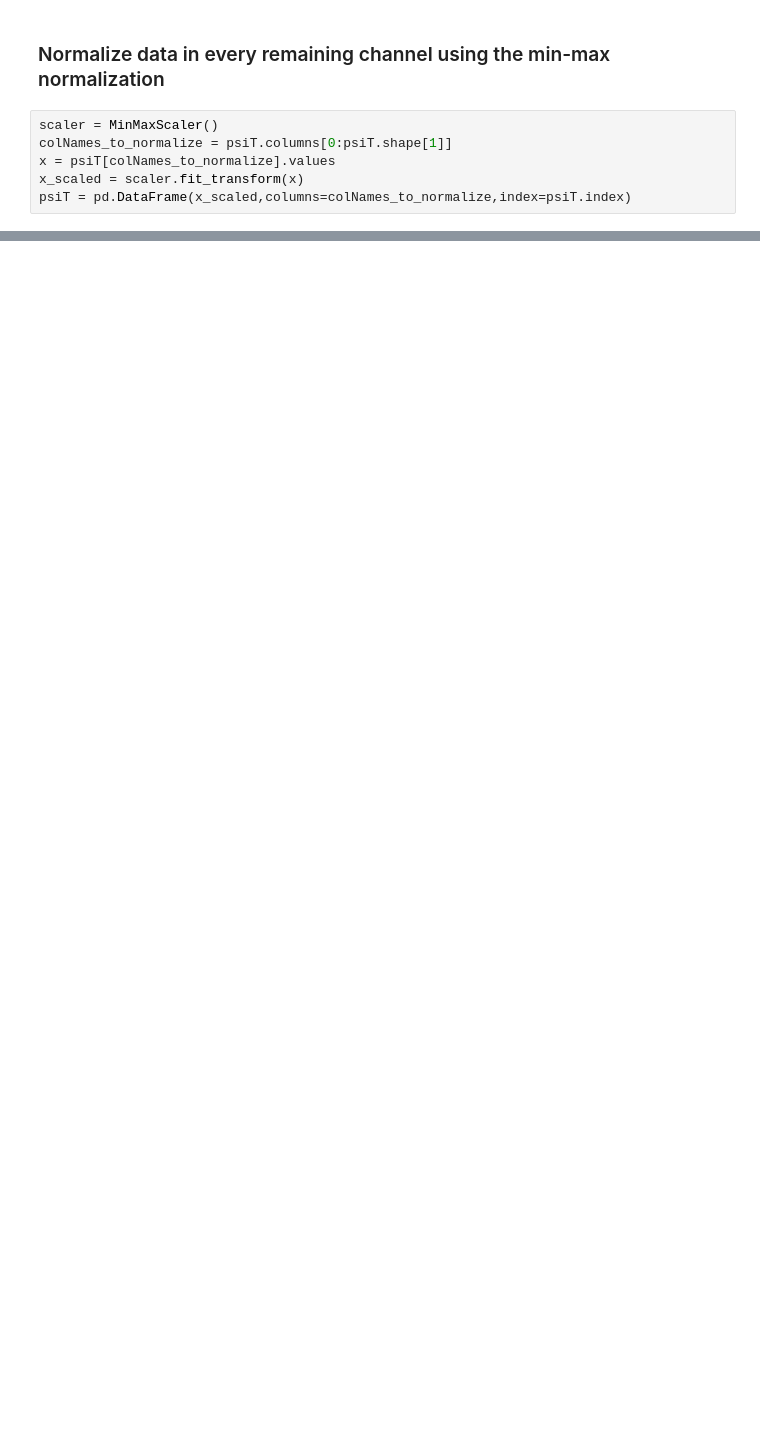
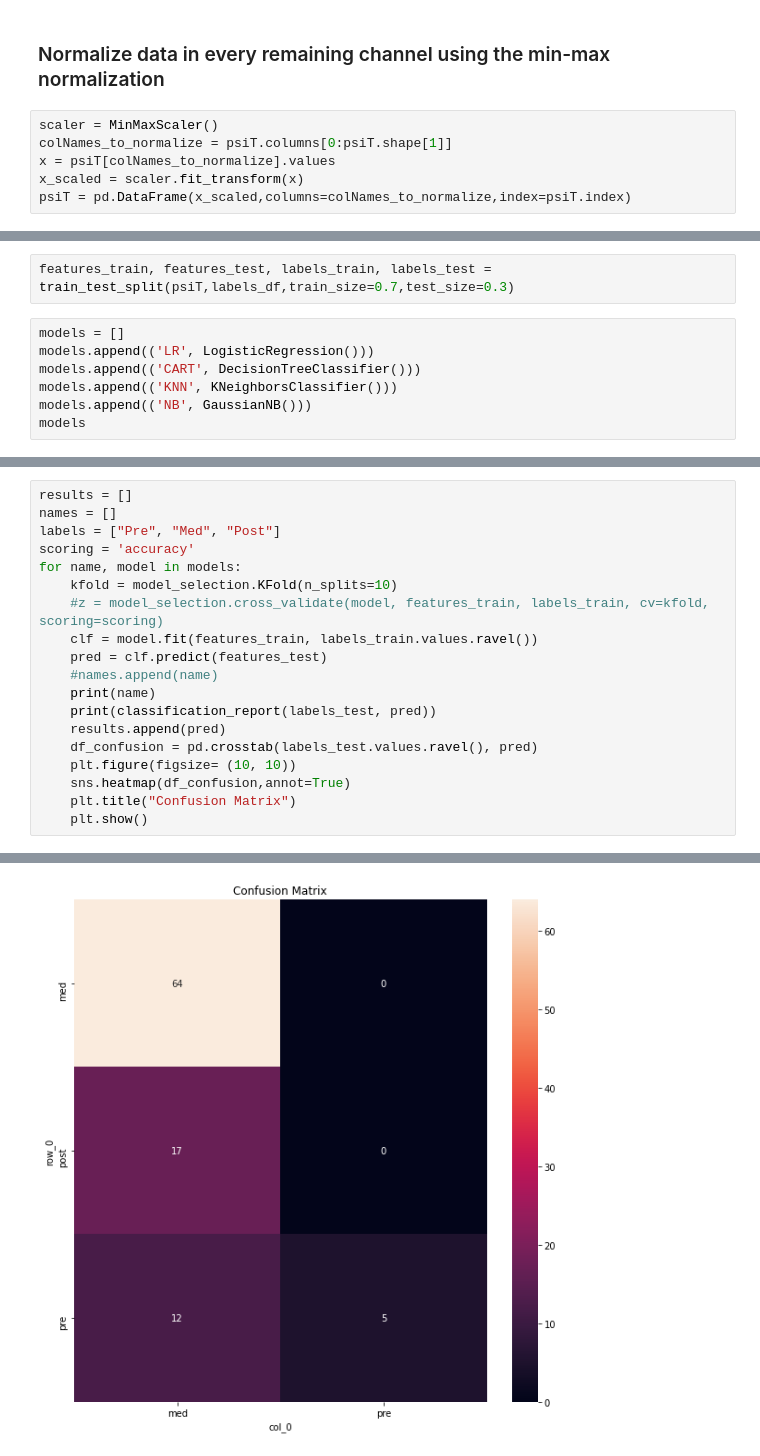
Before and after one commit to Hex-Clan8/Virtual-Reality-EEG-analysis, a Jupyter notebook: main.ipynb, the cells around one changed output, grey strips where cells are left out. Saved outputs shown, nothing was run; the diff lists cells and outputs as text; blank space fills up the shorter version.

```diff
--- a/main.ipynb
+++ b/main.ipynb
@@ -102,0 +129,9 @@ psiT = pd.DataFrame(x_scaled,columns=colNames_to_normalize,index=psiT.index)
+# %%
+features_train, features_test, labels_train, labels_test = train_test_split(psiT,labels_df,train_size=0.7,test_size=0.3)
+# %%
+models = []
+models.append(('LR', LogisticRegression()))
+models.append(('CART', DecisionTreeClassifier()))
+models.append(('KNN', KNeighborsClassifier()))
+models.append(('NB', GaussianNB()))
+models
@@ -102,0 +159,20 @@ psiT = pd.DataFrame(x_scaled,columns=colNames_to_normalize,index=psiT.index)
+# %%
+results = []
+names = []
+labels = ["Pre", "Med", "Post"]
+scoring = 'accuracy'
+for name, model in models:
+    kfold = model_selection.KFold(n_splits=10)
+    #z = model_selection.cross_validate(model, features_train, labels_train, cv=kfold, scoring=scoring)
+    clf = model.fit(features_train, labels_train.values.ravel())
+    pred = clf.predict(features_test)
+    #names.append(name)
+    print(name)
+    print(classification_report(labels_test, pred))
+    results.append(pred)
+    df_confusion = pd.crosstab(labels_test.values.ravel(), pred)
+    plt.figure(figsize= (10, 10))
+    sns.heatmap(df_confusion,annot=True)
+    plt.title("Confusion Matrix")
+    plt.show()
+# %% [output]
@@ -102,0 +189 @@ psiT = pd.DataFrame(x_scaled,columns=colNames_to_normalize,index=psiT.index)
+[figure, added]
```
Also changed, not shown: parts of 9 cells of this notebook.
